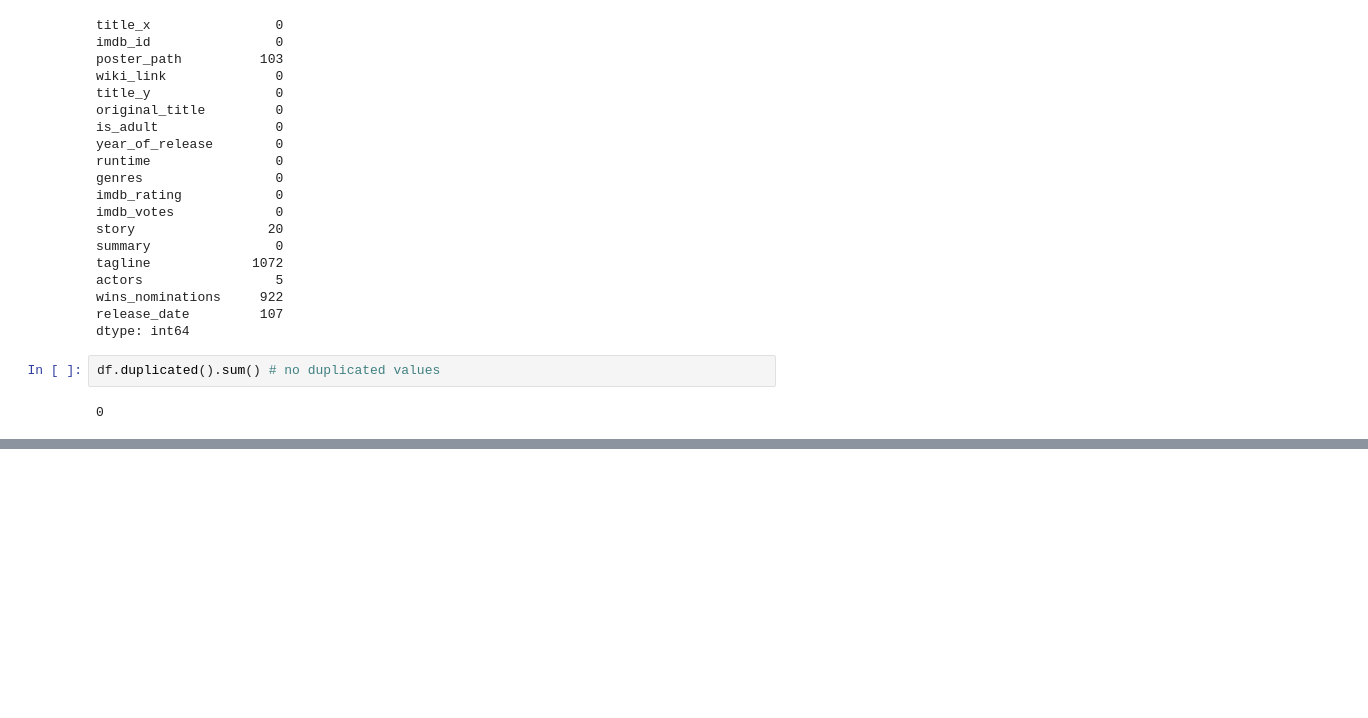
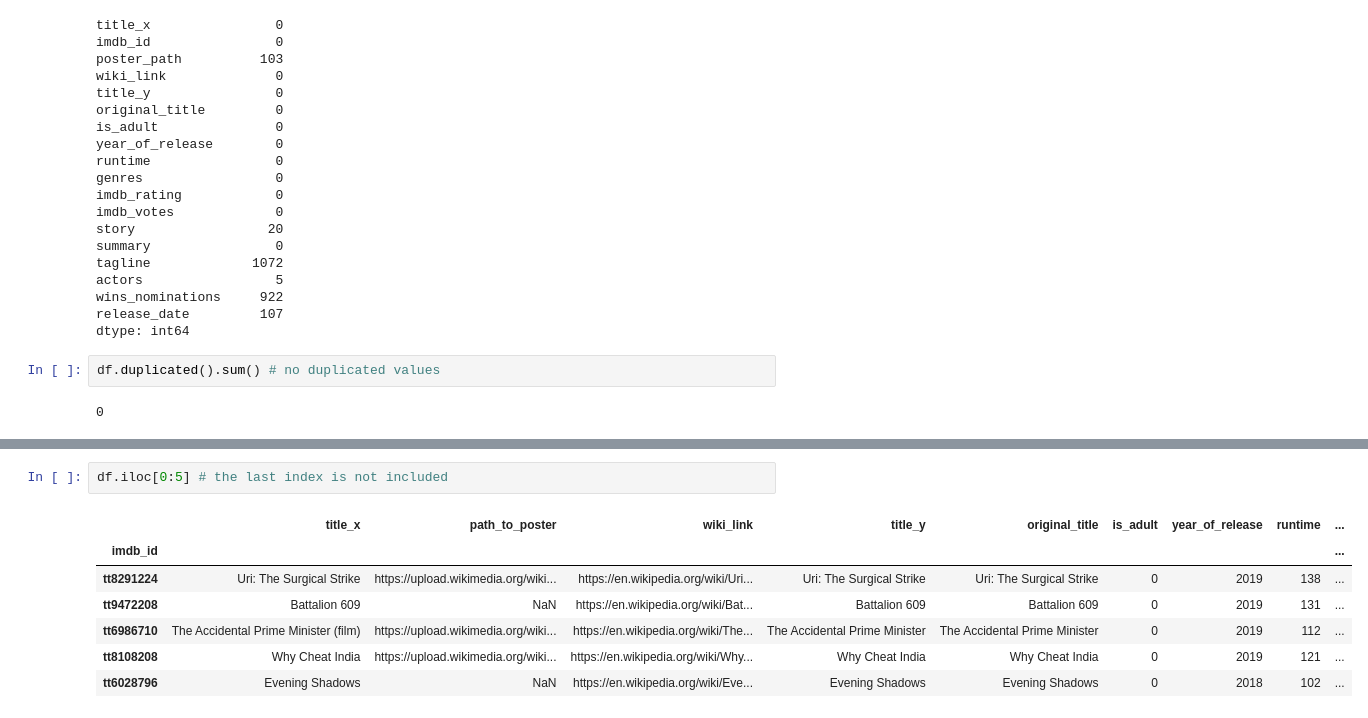
Before and after one commit to akhileshdutt/DataScience_learning, a Jupyter notebook: Revision_libraries/pandas.ipynb, the cells around one changed output, grey strips where cells are left out. Saved outputs shown, nothing was run; the diff lists cells and outputs as text; blank space fills up the shorter version.

```diff
--- a/Revision_libraries/pandas.ipynb
+++ b/Revision_libraries/pandas.ipynb
@@ -1135,0 +1267,10 @@ df.duplicated().sum() # no duplicated values
+# %%
+df.iloc[0:5] # the last index is not included
+# %% [output]
+|  | title_x | path_to_poster | wiki_link | title_y | original_title | is_adult | year_of_release | runtime | ... |
+| imdb_id |  |  |  |  |  |  |  |  | ... |
+| tt8291224 | Uri: The Surgical Strike | https://upload.wikimedia.org/wiki... | https://en.wikipedia.org/wiki/Uri... | Uri: The Surgical Strike | Uri: The Surgical Strike | 0 | 2019 | 138 | ... |
+| tt9472208 | Battalion 609 | NaN | https://en.wikipedia.org/wiki/Bat... | Battalion 609 | Battalion 609 | 0 | 2019 | 131 | ... |
+| tt6986710 | The Accidental Prime Minister (film) | https://upload.wikimedia.org/wiki... | https://en.wikipedia.org/wiki/The... | The Accidental Prime Minister | The Accidental Prime Minister | 0 | 2019 | 112 | ... |
+| tt8108208 | Why Cheat India | https://upload.wikimedia.org/wiki... | https://en.wikipedia.org/wiki/Why... | Why Cheat India | Why Cheat India | 0 | 2019 | 121 | ... |
+| tt6028796 | Evening Shadows | NaN | https://en.wikipedia.org/wiki/Eve... | Evening Shadows | Evening Shadows | 0 | 2018 | 102 | ... |
```
Also changed, not shown: parts of 37 cells of this notebook.
